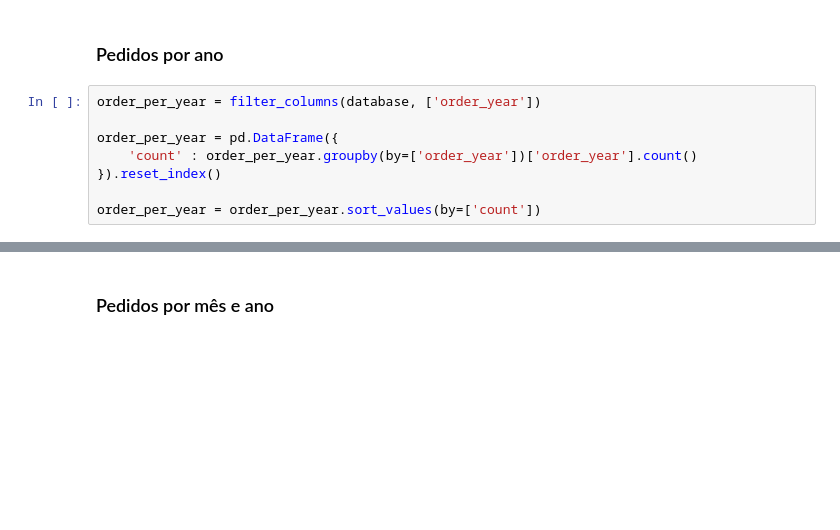
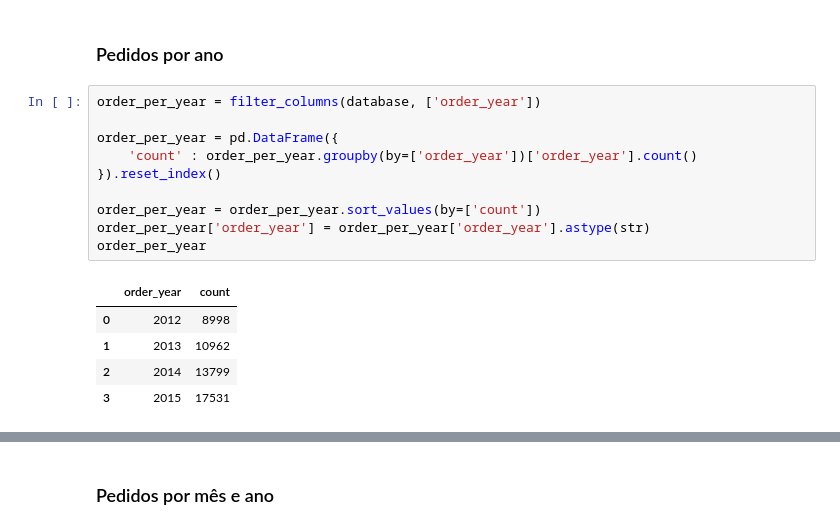
Before and after one commit to DellGarcia/SalesKPIDataAnalysis, a Jupyter notebook: main.ipynb, the cells around one changed output, grey strips where cells are left out. Drawn from its saved outputs; the diff is of its cells as text; blank space fills up the shorter version.

```diff
--- a/main.ipynb
+++ b/main.ipynb
@@ -166,8 +211,16 @@ fig.show()
 # %%
 order_per_year = filter_columns(database, ['order_year'])
 
 order_per_year = pd.DataFrame({
     'count' : order_per_year.groupby(by=['order_year'])['order_year'].count()
 }).reset_index()
 
 order_per_year = order_per_year.sort_values(by=['count'])
+order_per_year['order_year'] = order_per_year['order_year'].astype(str)
+order_per_year
+# %% [output]
+|  | order_year | count |
+| 0 | 2012 | 8998 |
+| 1 | 2013 | 10962 |
+| 2 | 2014 | 13799 |
+| 3 | 2015 | 17531 |
```
Also changed, not shown: parts of 16 cells of this notebook.
